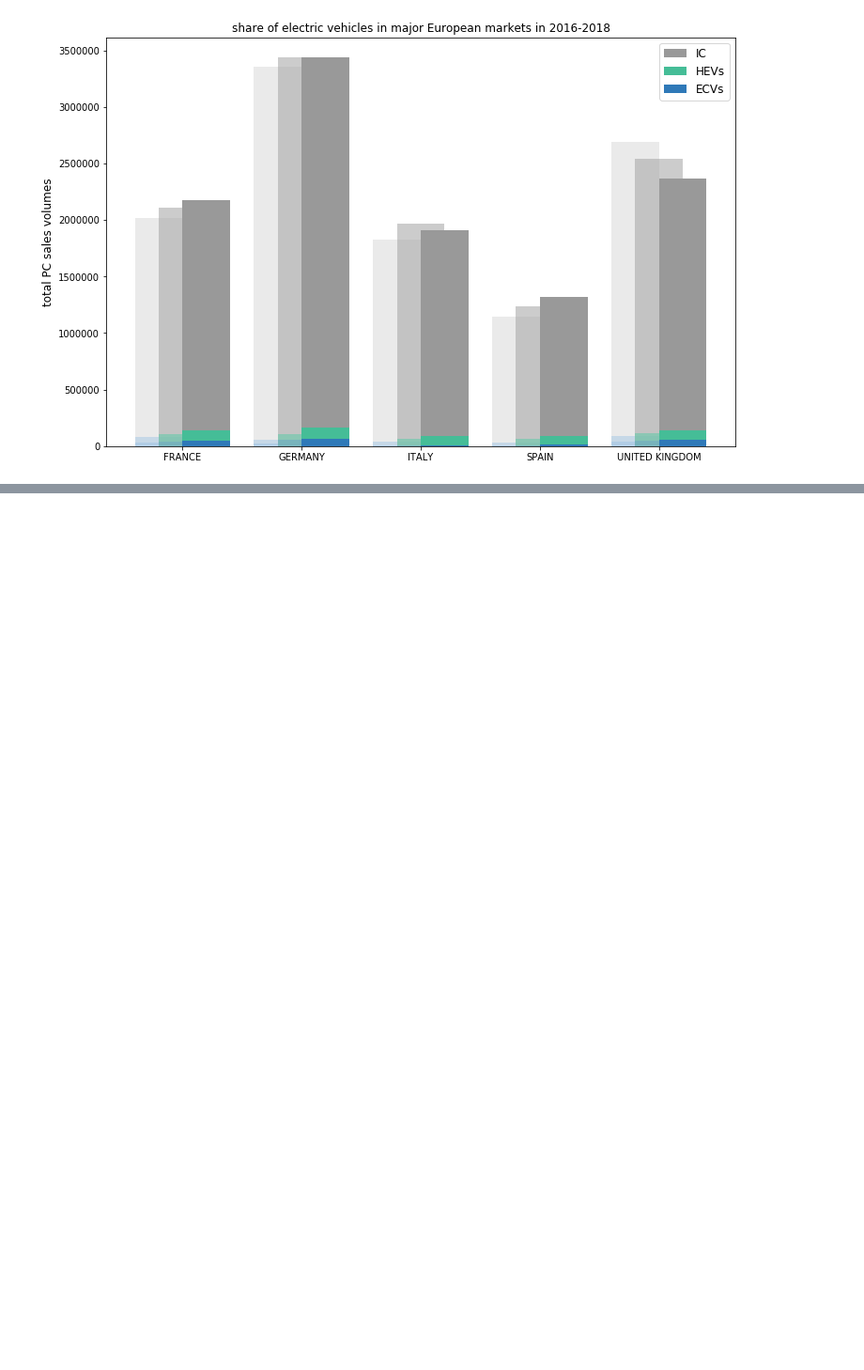
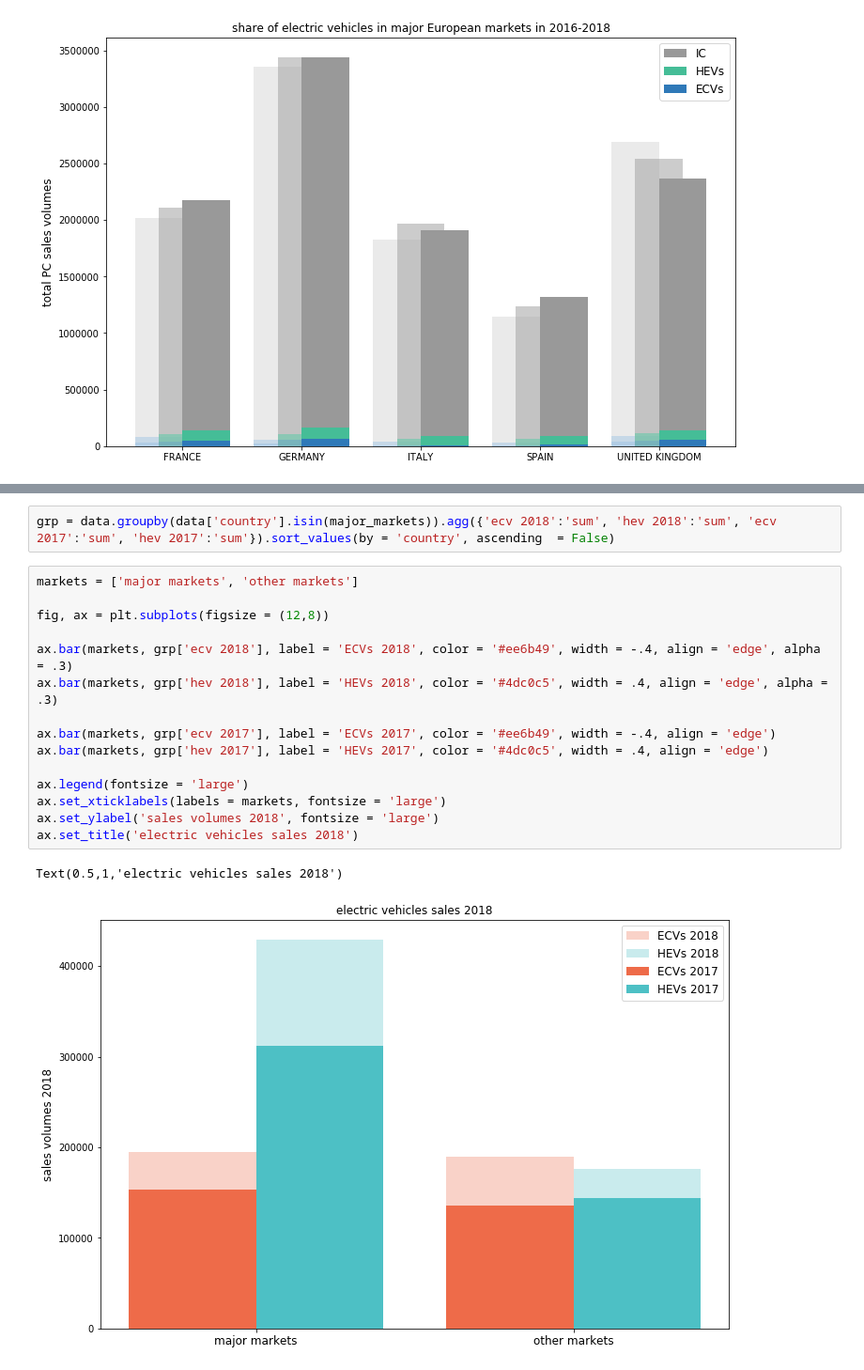
Before and after one commit to nebelgrau77/pandas-wrangling, a Jupyter notebook: electric_vehicles_Europe.ipynb, the cells around one changed output, grey strips where cells are left out. Shown at 94% size. Saved outputs shown, nothing was run; the diff lists cells and outputs as text; blank space fills up the shorter version.

Commit message:
Add files via upload
Added grouping by type of market and a chart

```diff
--- a/electric_vehicles_Europe.ipynb
+++ b/electric_vehicles_Europe.ipynb
@@ -1196,0 +1212,20 @@ Text(0.5,1,'share of electric vehicles in major European markets in 2016-2018')
+# %%
+grp = data.groupby(data['country'].isin(major_markets)).agg({'ecv 2018':'sum', 'hev 2018':'sum', 'ecv 2017':'sum', 'hev 2017':'sum'}).sort_values(by = 'country', ascending  = False)
+# %%
+markets = ['major markets', 'other markets']
+
+fig, ax = plt.subplots(figsize = (12,8))
+
+ax.bar(markets, grp['ecv 2018'], label = 'ECVs 2018', color = '#ee6b49', width = -.4, align = 'edge', alpha = .3)
+ax.bar(markets, grp['hev 2018'], label = 'HEVs 2018', color = '#4dc0c5', width = .4, align = 'edge', alpha = .3)
+
+ax.bar(markets, grp['ecv 2017'], label = 'ECVs 2017', color = '#ee6b49', width = -.4, align = 'edge')
+ax.bar(markets, grp['hev 2017'], label = 'HEVs 2017', color = '#4dc0c5', width = .4, align = 'edge')
+
+ax.legend(fontsize = 'large')
+ax.set_xticklabels(labels = markets, fontsize = 'large')
+ax.set_ylabel('sales volumes 2018', fontsize = 'large')
+ax.set_title('electric vehicles sales 2018')
+# %% [output]
+Text(0.5,1,'electric vehicles sales 2018')
+[figure, added]
```
Also changed, not shown: parts of 3 cells of this notebook.
